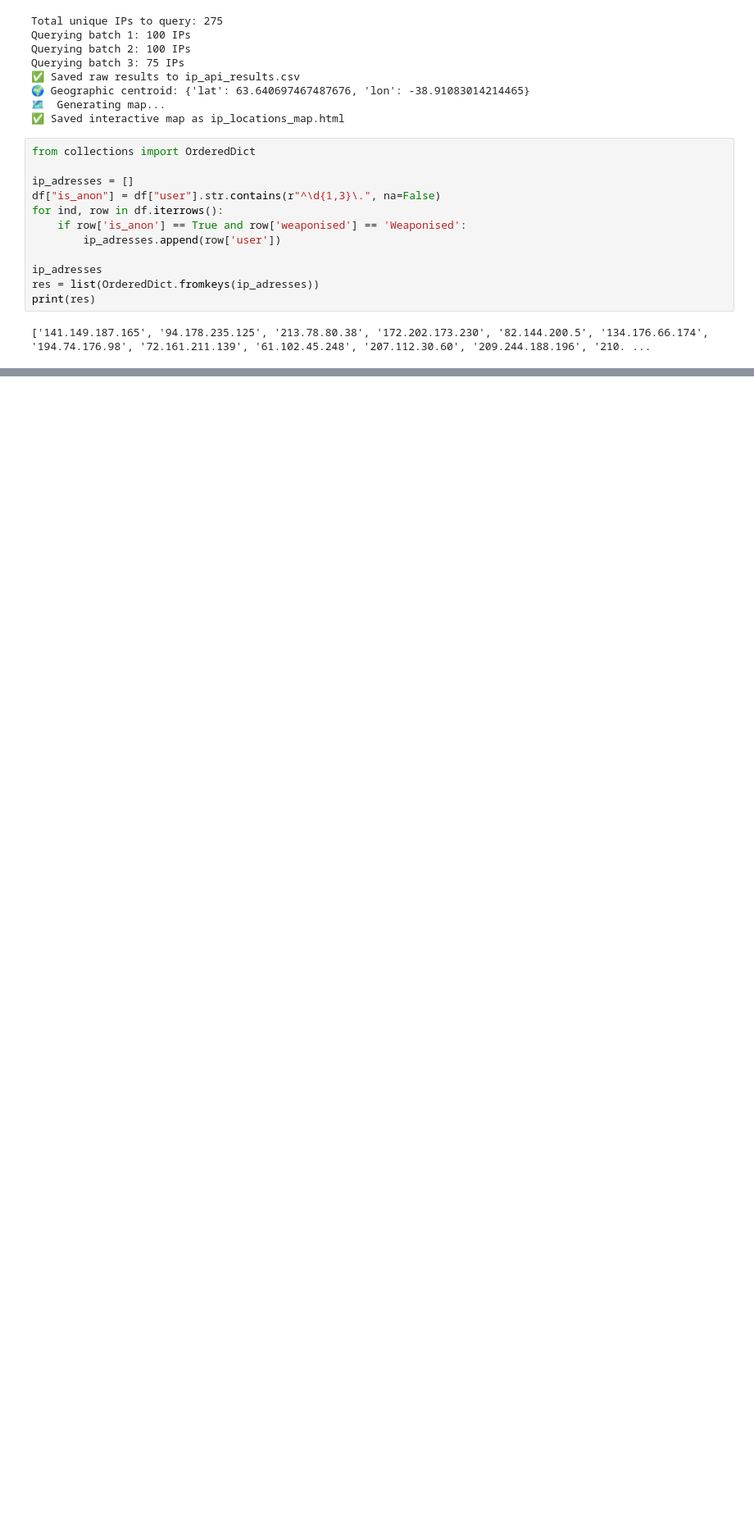
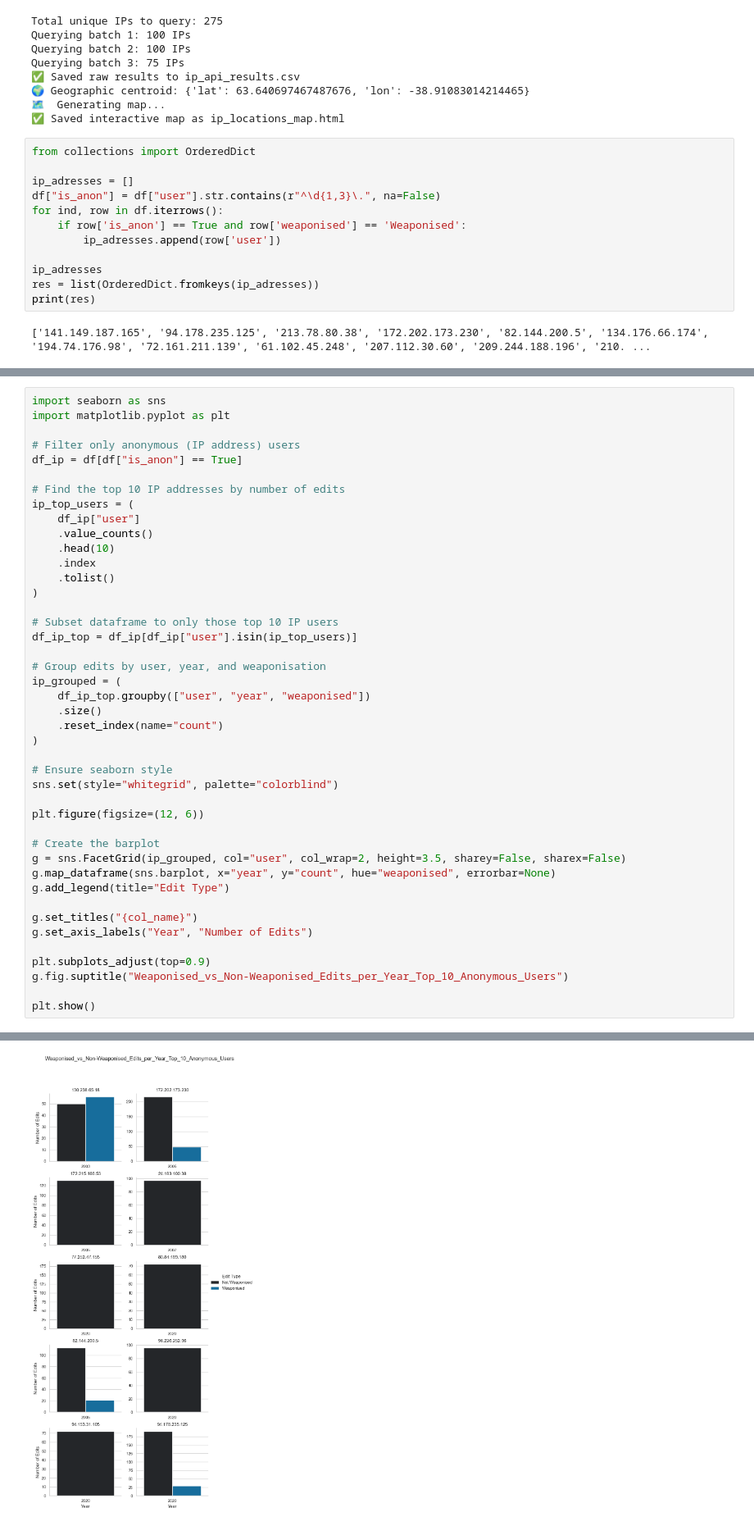
Before and after one commit to dh-epfl-students/dhlab-cultural-weaponisation-ukraine-benchmark, a Jupyter notebook: notebooks/maxime_all_users_analysis_.ipynb, the cells around one changed output, grey strips where cells are left out. Shown at 82% size. Saved outputs shown, nothing was run; the diff lists cells and outputs as text; blank space fills up the shorter version.

```diff
--- a/notebooks/maxime_all_users_analysis_.ipynb
+++ b/notebooks/maxime_all_users_analysis_.ipynb
@@ -1036,0 +1023,44 @@ len(ip_adresses)
+# %%
+import seaborn as sns
+import matplotlib.pyplot as plt
+
+# Filter only anonymous (IP address) users
+df_ip = df[df["is_anon"] == True]
+
+# Find the top 10 IP addresses by number of edits
+ip_top_users = (
+    df_ip["user"]
+    .value_counts()
+    .head(10)
+    .index
+    .tolist()
+)
+
+# Subset dataframe to only those top 10 IP users
+df_ip_top = df_ip[df_ip["user"].isin(ip_top_users)]
+
+# Group edits by user, year, and weaponisation
+ip_grouped = (
+    df_ip_top.groupby(["user", "year", "weaponised"])
+    .size()
+    .reset_index(name="count")
+)
+
+# Ensure seaborn style
+sns.set(style="whitegrid", palette="colorblind")
+
+plt.figure(figsize=(12, 6))
+
+# Create the barplot
+g = sns.FacetGrid(ip_grouped, col="user", col_wrap=2, height=3.5, sharey=False, sharex=False)
+g.map_dataframe(sns.barplot, x="year", y="count", hue="weaponised", errorbar=None)
+g.add_legend(title="Edit Type")
+
+g.set_titles("{col_name}")
+g.set_axis_labels("Year", "Number of Edits")
+
+plt.subplots_adjust(top=0.9)
+g.fig.suptitle("Weaponised_vs_Non-Weaponised_Edits_per_Year_Top_10_Anonymous_Users")
+
+plt.show()
+# %% [output]
@@ -1036,0 +1085 @@ len(ip_adresses)
+[figure, added]
```
Also changed, not shown: parts of 6 cells of this notebook, 1 other file.
